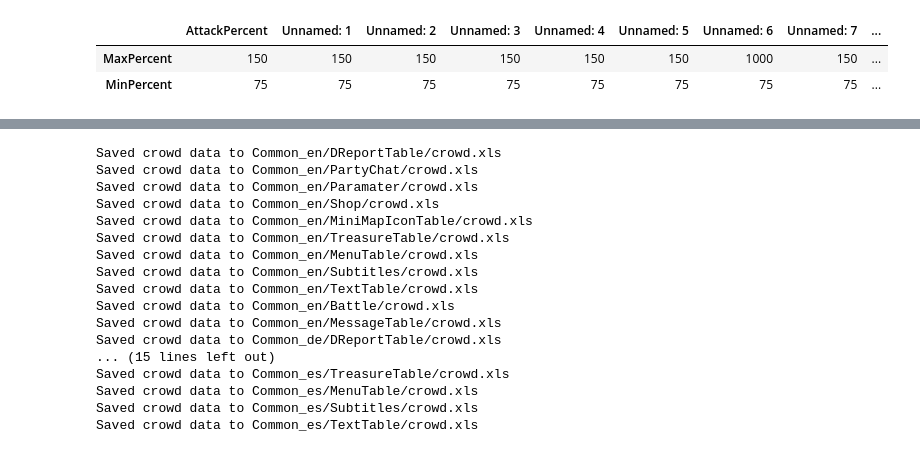
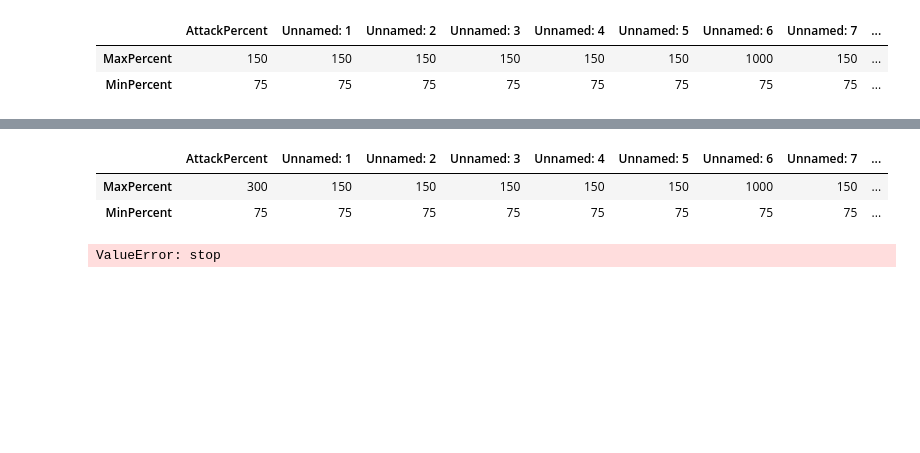
Before and after one commit to struktured-labs/bravely-default-mod, a Jupyter notebook: notebooks/crowd_data_buff_limit.ipynb, the cells around one changed output, grey strips where cells are left out. Cells and saved outputs as stored; diff of their text form; code cells hidden in the pictures; blank space fills up the shorter version.

```diff
--- a/notebooks/crowd_data_buff_limit.ipynb
+++ b/notebooks/crowd_data_buff_limit.ipynb
@@ -67,7 +104,10 @@ battle_data['BuffLimit.btb']
 
 from arcanist.crowd.loader import CrowdSchema, CrowdSchemaOverrides
 
-overrides = CrowdSchemaOverrides.builder("Common_en/Battle").add("BuffLimit.btb", index={0: 'MaxPercent', 1:'MinPercent'}, columns={0:'AttackPercent'}).build()
+overrides = CrowdSchemaOverrides \
+    .builder("Common_en/Battle") \
+        .add("BuffLimit.btb", index={0: 'MaxPercent', 1:'MinPercent'}, columns={0:'AttackPercent'}) \
+.build()
 
 print(overrides)
 annot=loader.annotate(crowd_data=data, overrides=overrides)
@@ -98,20 +124,14 @@ loader.CrowdSchemaOverrides.save([overrides])
-# %%
-loader.save(annot)
-# %% [output]
-Saved crowd data to Common_en/DReportTable/crowd.xls
-Saved crowd data to Common_en/PartyChat/crowd.xls
-Saved crowd data to Common_en/Paramater/crowd.xls
-Saved crowd data to Common_en/Shop/crowd.xls
-Saved crowd data to Common_en/MiniMapIconTable/crowd.xls
-Saved crowd data to Common_en/TreasureTable/crowd.xls
-Saved crowd data to Common_en/MenuTable/crowd.xls
-Saved crowd data to Common_en/Subtitles/crowd.xls
-Saved crowd data to Common_en/TextTable/crowd.xls
-Saved crowd data to Common_en/Battle/crowd.xls
-Saved crowd data to Common_en/MessageTable/crowd.xls
-Saved crowd data to Common_de/DReportTable/crowd.xls
-... (15 lines left out)
-Saved crowd data to Common_es/TreasureTable/crowd.xls
-Saved crowd data to Common_es/MenuTable/crowd.xls
-Saved crowd data to Common_es/Subtitles/crowd.xls
-Saved crowd data to Common_es/TextTable/crowd.xls
+# %%
+buff_limits = annot['Common_en/Battle']['BuffLimit.btb']
+buff_limits.loc['MaxPercent', 'AttackPercent'] = buff_limits['AttackPercent']['MaxPercent']*2
+# %%
+buff_limits
+# %% [output]
+|  | AttackPercent | Unnamed: 1 | Unnamed: 2 | Unnamed: 3 | Unnamed: 4 | Unnamed: 5 | Unnamed: 6 | Unnamed: 7 | ... |
+| MaxPercent | 300 | 150 | 150 | 150 | 150 | 150 | 1000 | 150 | ... |
+| MinPercent | 75 | 75 | 75 | 75 | 75 | 75 | 75 | 75 | ... |
+# %%
+raise ValueError("stop")
+loader.save(annot)
+# %% [output]
+ValueError: stop
```
Also changed, not shown: parts of 7 cells of this notebook, 12 other files.
